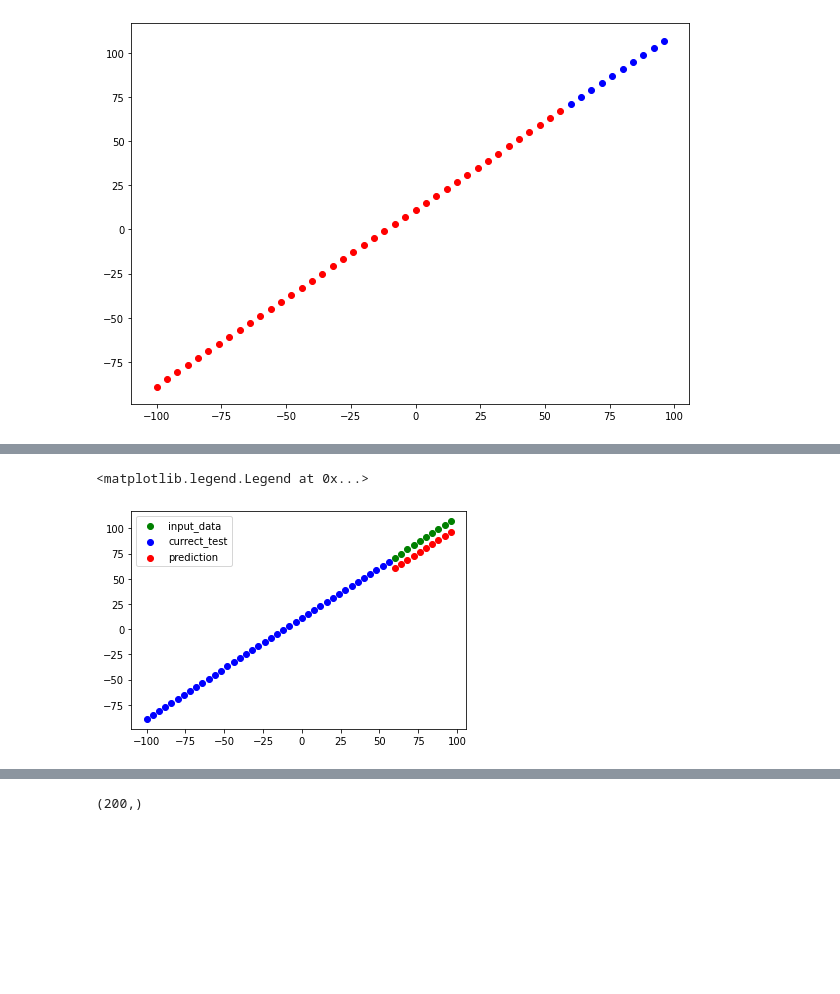
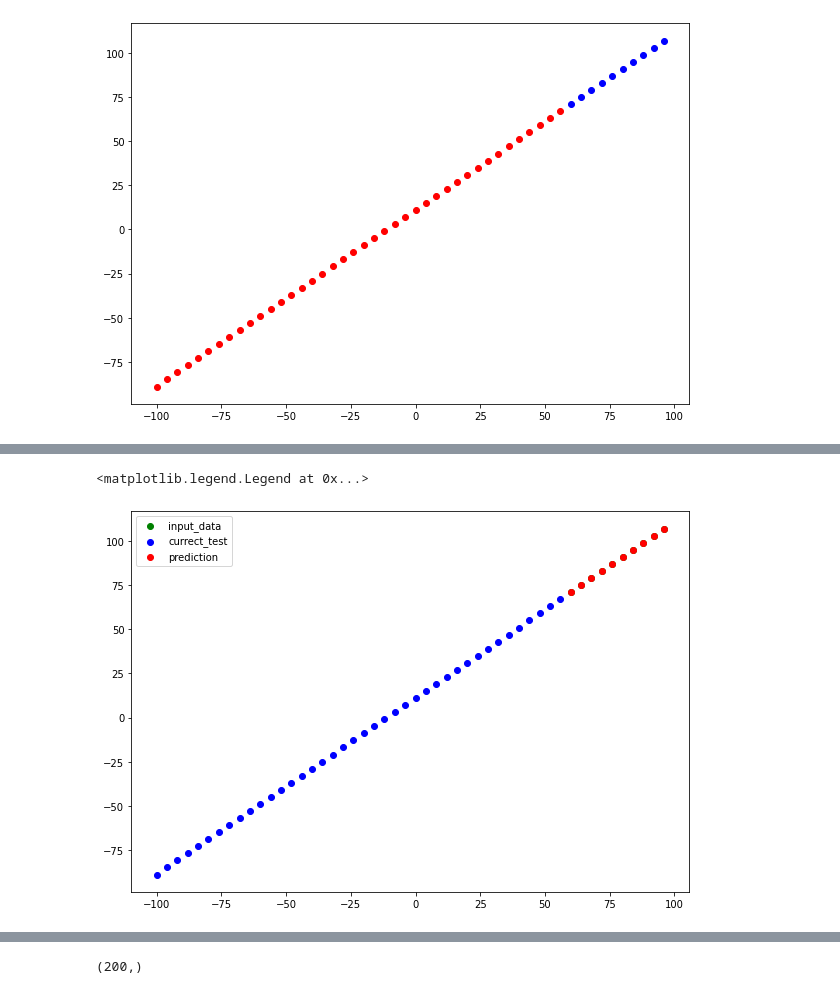
Before and after one commit to BenFarz/Demo, a Jupyter notebook: Untitled4.ipynb, the cells around one changed output, grey strips where cells are left out. Saved outputs shown, nothing was run; the diff lists cells and outputs as text; code cells hidden in the pictures; blank space fills up the shorter version.

```diff
--- a/Untitled4.ipynb
+++ b/Untitled4.ipynb
@@ -42,10 +42,11 @@ plt.acorr
 [figure]
 # %%
 model = tf.keras.Sequential([
+    tf.keras.layers.Dense(10),
     tf.keras.layers.Dense(1)
 ])
 model.compile(loss=tf.keras.losses.mae,
-              optimizer=tf.keras.optimizers.SGD(),
+              optimizer=tf.keras.optimizers.Adam(lr=0.001),
               metrics=["mae"])
-model.fit((tf.expand_dims(X_train, axis=-1)),(tf.expand_dims(y_train, axis=-1)), epochs = 100, verbose=0)
+model.fit((tf.expand_dims(X_train, axis=-1)),(tf.expand_dims(y_train, axis=-1)), epochs = 1000)
 # %% [output]
@@ -70,11 +95,12 @@ y_pred = model.predict(X_test)
 # %%
+plt.figure(figsize=(10,7))
 plt.scatter(X_test, y_test, c="g", label="input_data")
 plt.scatter(X_train, y_train, c="b", label= "currect_test")
 plt.scatter(X_test, y_pred  , c="r", label="prediction")
 plt.legend()
 # %% [output]
 <matplotlib.legend.Legend at 0x...>
-[figure, old version]
+[figure, new version]
 # %%
 import tensorflow as tf
 import numpy as np
```
Also changed, not shown: parts of 15 cells of this notebook.
